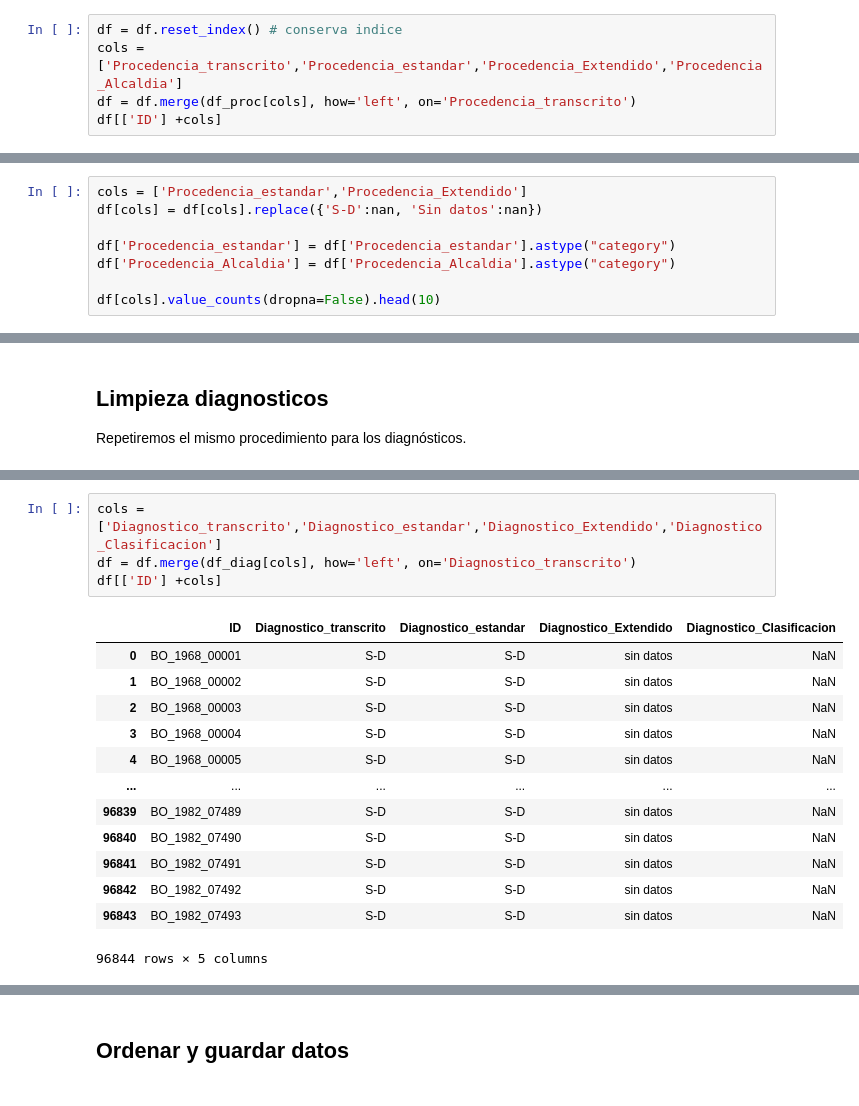
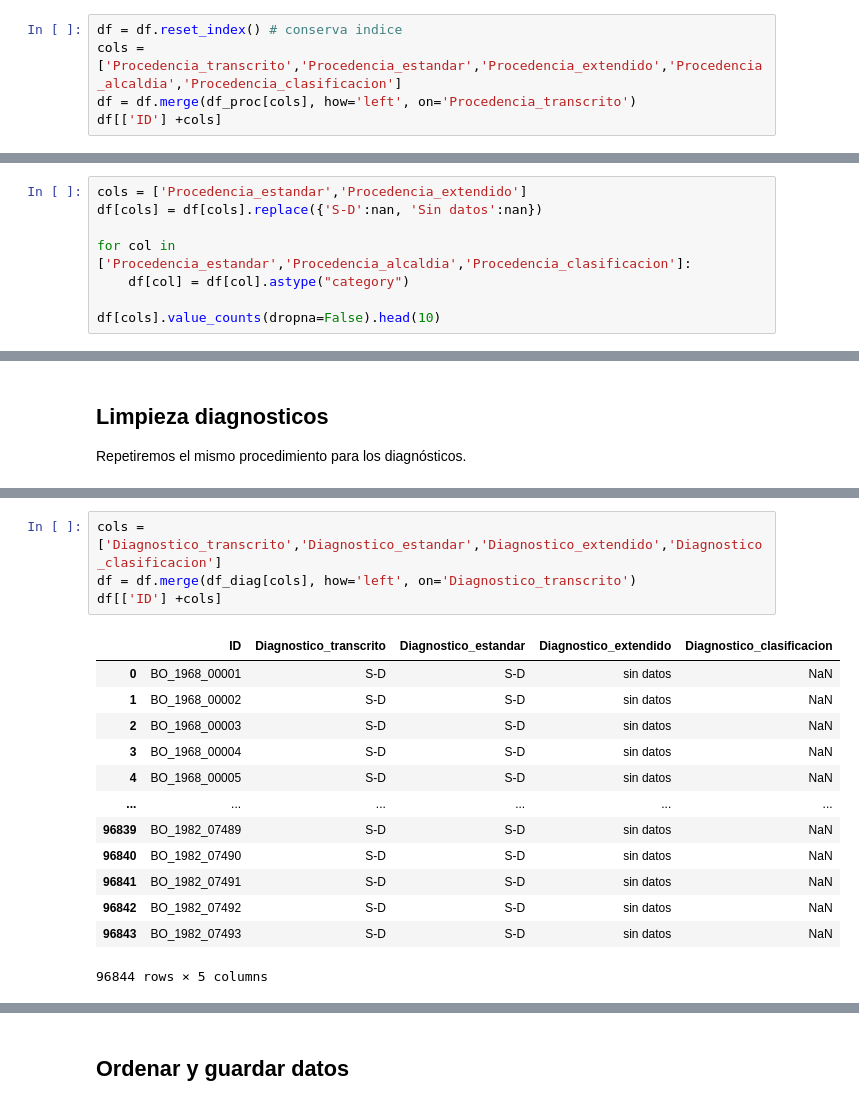
Before and after one commit to mar-esther23/SEMEFO_busqueda, a Jupyter notebook: HBO_limpieza.ipynb, the cells around one changed output, grey strips where cells are left out. Drawn from its saved outputs; the diff is of its cells as text.

```diff
--- a/HBO_limpieza.ipynb
+++ b/HBO_limpieza.ipynb
@@ -550,7 +550,7 @@ df_proc.tail()
 Uniendo con el HBO
 # %%
 df = df.reset_index() # conserva indice
-cols = ['Procedencia_transcrito','Procedencia_estandar','Procedencia_Extendido','Procedencia_Alcaldia']
+cols = ['Procedencia_transcrito','Procedencia_estandar','Procedencia_extendido','Procedencia_alcaldia','Procedencia_clasificacion']
 df = df.merge(df_proc[cols], how='left', on='Procedencia_transcrito')
 df[['ID'] +cols]
 # %% [output]
@@ -570,11 +570,11 @@ df[['ID'] +cols]
 # %% [markdown]
 A continuación haremos varios pasos extra de limpieza. Cómo estás columnas son principalmente para el análisis sustituiremos los 'S-D' por `nan`. Además, volveremos las columnas categóricas.
 # %%
-cols = ['Procedencia_estandar','Procedencia_Extendido']
+cols = ['Procedencia_estandar','Procedencia_extendido']
 df[cols] = df[cols].replace({'S-D':nan, 'Sin datos':nan})
 
-df['Procedencia_estandar'] = df['Procedencia_estandar'].astype("category")
-df['Procedencia_Alcaldia'] = df['Procedencia_Alcaldia'].astype("category")
+for col in ['Procedencia_estandar','Procedencia_alcaldia','Procedencia_clasificacion']:
+    df[col] = df[col].astype("category")
 
 df[cols].value_counts(dropna=False).head(10)
 # %% [output]
@@ -607,10 +607,10 @@ df_diag.tail()
 5 rows × 23 columns
 # %%
-cols = ['Diagnostico_transcrito','Diagnostico_estandar','Diagnostico_Extendido','Diagnostico_Clasificacion']
+cols = ['Diagnostico_transcrito','Diagnostico_estandar','Diagnostico_extendido','Diagnostico_clasificacion']
 df = df.merge(df_diag[cols], how='left', on='Diagnostico_transcrito')
 df[['ID'] +cols]
 # %% [output]
-|  | ID | Diagnostico_transcrito | Diagnostico_estandar | Diagnostico_Extendido | Diagnostico_Clasificacion |
+|  | ID | Diagnostico_transcrito | Diagnostico_estandar | Diagnostico_extendido | Diagnostico_clasificacion |
 | 0 | BO_1968_00001 | S-D | S-D | sin datos | NaN |
 | 1 | BO_1968_00002 | S-D | S-D | sin datos | NaN |
 | 2 | BO_1968_00003 | S-D | S-D | sin datos | NaN |
```
Also changed, not shown: parts of 7 cells of this notebook, 13 other files.
